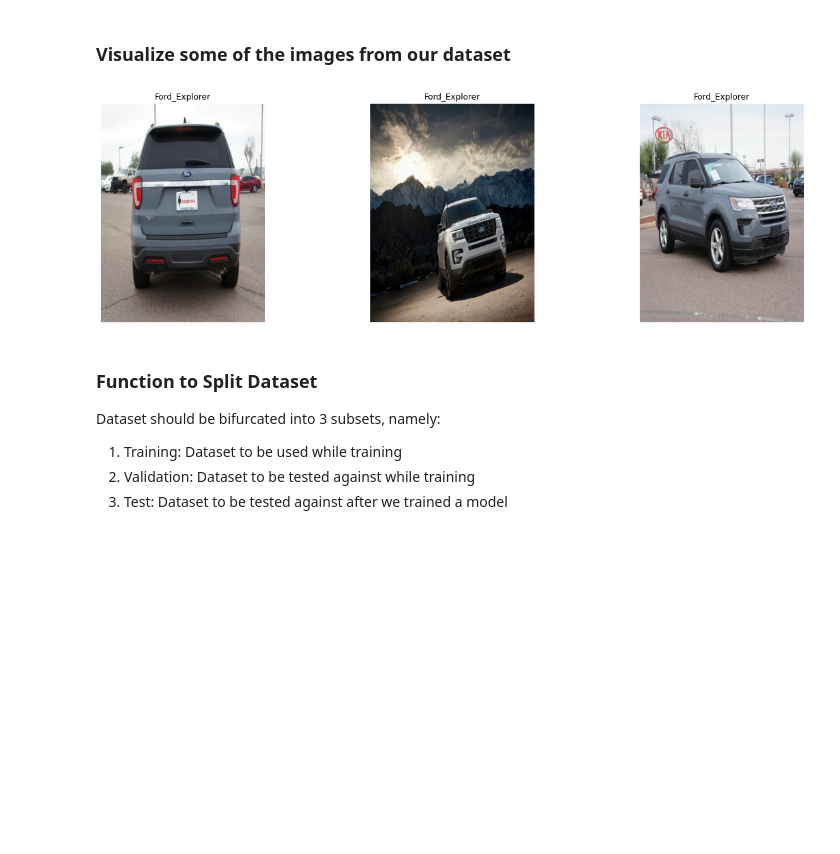
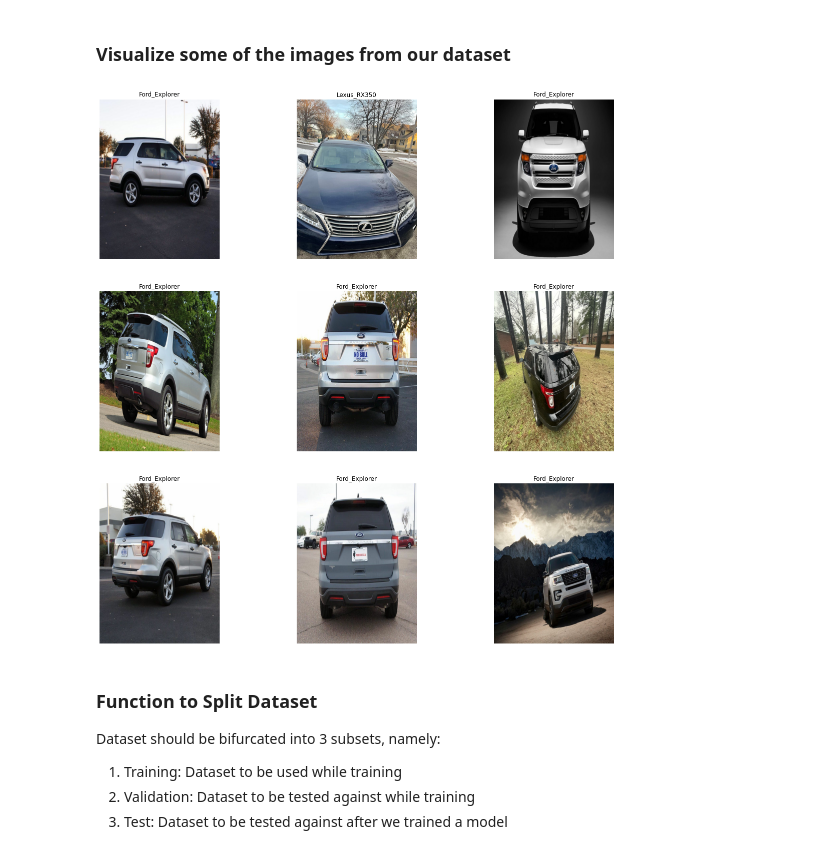
Before and after one commit to mohanlar96/ML_car_classification, a Jupyter notebook: training/car-classification-train-a-model.ipynb, the cells around one changed output. Saved outputs shown, nothing was run; the diff lists cells and outputs as text; code cells hidden in the pictures; blank space fills up the shorter version.

```diff
--- a/training/car-classification-train-a-model.ipynb
+++ b/training/car-classification-train-a-model.ipynb
@@ -46,13 +49,13 @@ As you can see above, dataset.take(1) is taking first batch of images which incu
 # %%
 plt.figure(figsize=(20, 20))
 for image_batch, labels_batch in dataset.take(1):
-    for i in range(3):
+    for i in range(9):
         ax = plt.subplot(3, 3, i +1  )
         plt.imshow(image_batch[i].numpy().astype("uint8"))
         plt.title(class_names[labels_batch[i]])
         plt.axis("off")
 # %% [output]
-[figure, old version]
+[figure, new version]
 # %% [markdown]
 ### Function to Split Dataset
 
```
Also changed, not shown: parts of 16 cells of this notebook.
